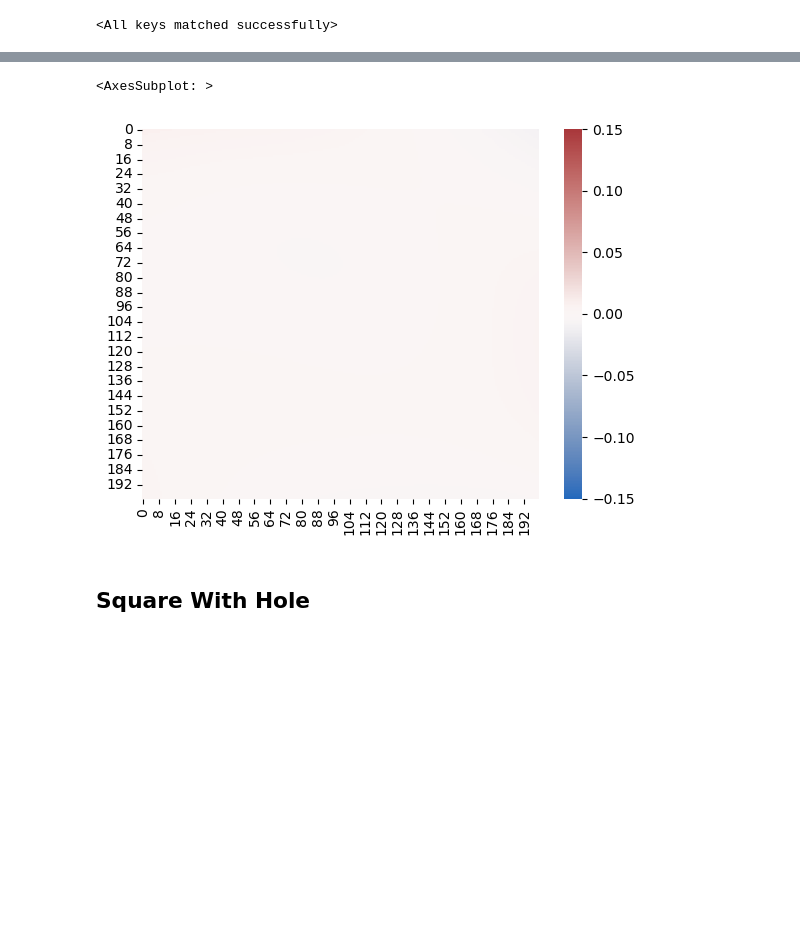
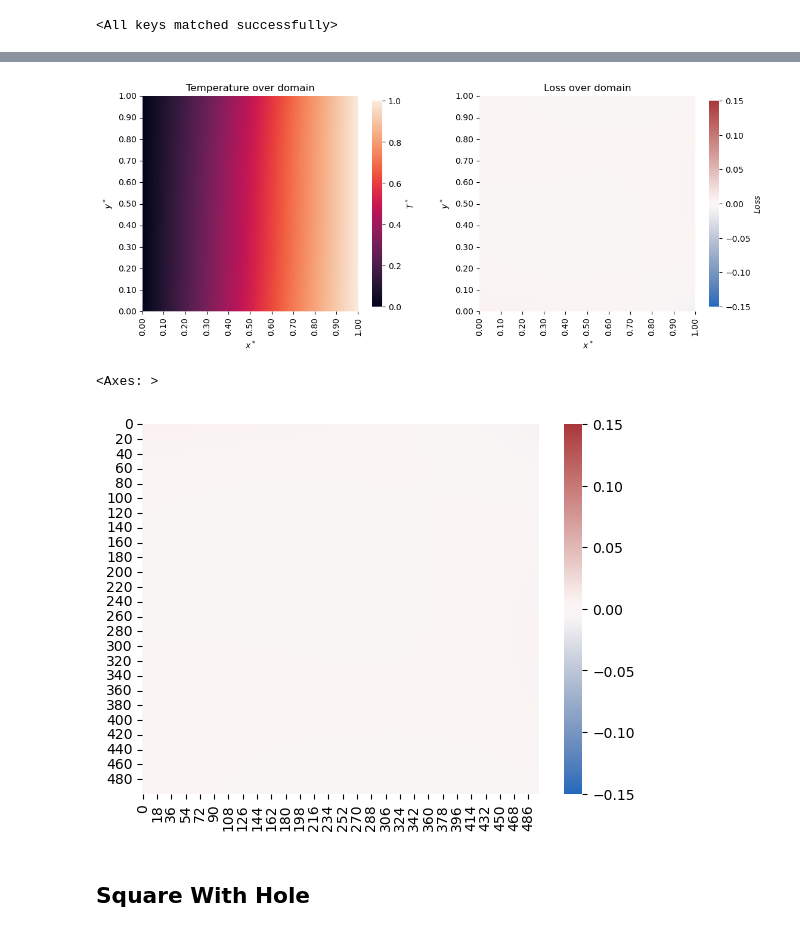
Before and after one commit to ThyCap/TCC, a Jupyter notebook: viz_file.ipynb, the cells around one changed output, grey strips where cells are left out. Saved outputs shown, nothing was run; the diff lists cells and outputs as text; code cells hidden in the pictures; blank space fills up the shorter version.

Commit message:
plotting adjustments

```diff
--- a/viz_file.ipynb
+++ b/viz_file.ipynb
@@ -33,6 +33,8 @@ X_train_PDE = generate_PDE(squareHasHole = False)
 
 x = X[:,0]
 y = Y[0,:]
+# %%
+layers = np.array([2,32,32,32,32,32,32,32,32,1]) #8 hidden layers
 # %%
 PINN = FCN(layers, X_train_PDE, X_train, T_train, X_test, partial_diff_equation)
 PINN.load_state_dict(torch.load('./PINN_simple.pt'))
@@ -40,4 +42,4 @@ PINN.load_state_dict(torch.load('./PINN_simple.pt'))
 <All keys matched successfully>
 # %%
 u_pred = PINN.forward(X_test)
-u_pred = np.transpose(np.reshape(u_pred.detach().numpy(), (200, 200)))
+u_pred = np.transpose(np.reshape(u_pred.detach().numpy(), (500, 500)))
@@ -49,15 +94,19 @@ sns.heatmap(u_pred)
 # %%
 lossTensor = PINN.lossTensor(X_test)
 
-lossTensor = np.reshape(lossTensor.detach().numpy(), (200,200))
-
-sns.heatmap(lossTensor,
-            vmin = -.15,
-            vmax = .15,
-            cmap = "vlag")
+lossTensor = np.reshape(lossTensor.detach().numpy(), (500,500))
-# %% [output]
-<AxesSubplot: >
-[figure, removed]
+# %%
+pplot(u_pred, lossTensor)
+# %% [output]
+[figure, added]
+# %%
+sns.heatmap(lossTensor,
+            vmin = -.15,
+            vmax = .15,
+            cmap = "vlag")
+# %% [output]
+<Axes: >
+[figure, added]
 # %% [markdown]
 ## Square With Hole
 # %%
```
Also changed, not shown: parts of 5 cells of this notebook, 1 other file.
